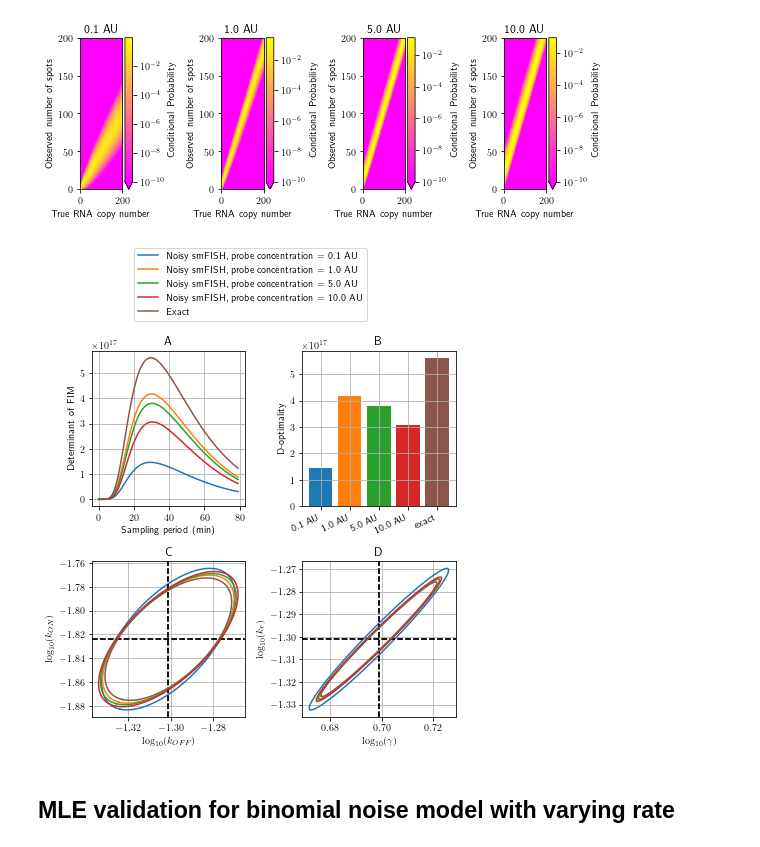
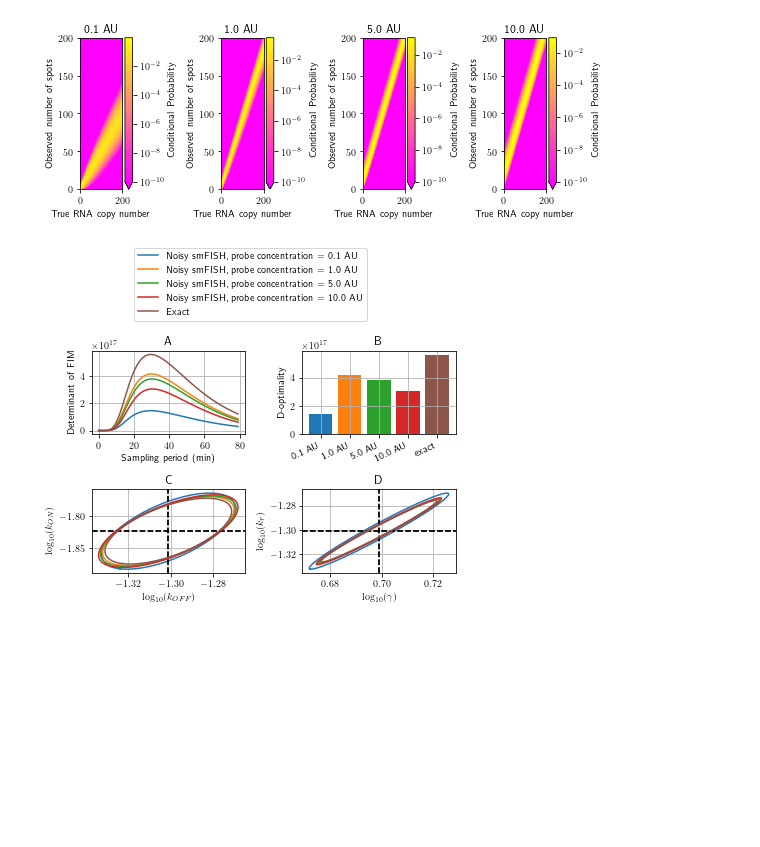
Before and after one commit to voduchuy/NoisyMeasurementFIM, a Jupyter notebook: bursting_gene/bursting_gene_plots.ipynb, the cells around one changed output. Drawn from its saved outputs; the diff is of its cells as text; code cells hidden in the pictures; blank space fills up the shorter version.

```diff
--- a/bursting_gene/bursting_gene_plots.ipynb
+++ b/bursting_gene/bursting_gene_plots.ipynb
@@ -71,13 +72,13 @@ for im, meas in enumerate(measurement_methods):
 
     axs[0,1].bar(im, dets[idx_opt], color=colors[meas])
 
-    plot_conf_ellipse(fims[idx_opt],
+    plotConfidenceEllipse(fims[idx_opt],
                       3,
                       axs[1,0],
                       [1,0],
                       np.log10(theta),
                       colors[meas], '')
-    plot_conf_ellipse(fims[idx_opt],
+    plotConfidenceEllipse(fims[idx_opt],
                       3,
                       axs[1,1],
                       [3,2],
@@ -100,6 +101,6 @@ axs[1,1].set_xlabel('$\log_{10}({\gamma})$')
 
 for ax in list(axs.flatten()):
     ax.grid(True)
-label_axes(axs)
+labelAxes(axs)
 fig.savefig('figs/bursting_fim_dopt.pdf', bbox_inches='tight')
 # %% [output]
@@ -249,12 +315,12 @@ with np.load("results/binomial_sweep.npz") as _:
     fimDets = _["fimDets"]
 
 fig = plt.figure()
-fig.set_size_inches(4,4)
+fig.set_size_inches(4,2)
 ax = fig.add_subplot()
 cp = ax.contourf(range(dtMax), detectionRateGrid, np.abs(fimDets), 10)
 fig.colorbar(cp, label="Determinant of FIM")
 ax.plot(dtOpts, detectionRateGrid, color="red")
 ax.set_xlabel("Sampling period (minute)")
 ax.set_ylabel("Spot detection rate")
-fig.savefig("figs/bursting_binomial_sweep.png", dpi=300)
+fig.savefig("figs/bursting_binomial_sweep.png", dpi=300, bbox_inches="tight")
 # %% [output]
@@ -271,7 +337,7 @@ with np.load("results/binning_sweep.npz", allow_pickle=True) as _:
 
 fig, axs = plt.subplots(2,2)
 fig.set_tight_layout(True)
-fig.set_size_inches(6, 6)
+fig.set_size_inches(6, 5)
 cm = plt.cm.get_cmap("winter")
 for i in [0, 30, 45]:
     color = cm(binWidths[i]/np.max(binWidths))
@@ -279,13 +345,13 @@ for i in [0, 30, 45]:
     axs[0, 0].scatter(dtOpts[i], fimDets[i, dtOpts[i]], color=color)
     axs[0, 0].annotate(f"width = {binWidths[i]}", xy=(40, fimDets[i, dtOpts[i]]))
 
-    plot_conf_ellipse(optimalFims[binWidths[i]],
+    plotConfidenceEllipse(optimalFims[binWidths[i]],
                       3,
                       axs[1,0],
                       [1,0],
                       np.log10(theta),
                       color, f'width={binWidths[i]}')
-    plot_conf_ellipse(optimalFims[binWidths[i]],
+    plotConfidenceEllipse(optimalFims[binWidths[i]],
                       3,
                       axs[1,1],
                       [3,2],
@@ -319,7 +385,7 @@ axs[1, 1].set_ylabel('$\log_{10}({k_{r}})$')
 axs[1, 1].set_xlabel('$\log_{10}({\gamma})$')
 
 
-label_axes(axs)
+labelAxes(axs)
 
 fig.savefig("figs/bursting_binning.png", dpi=300)
 # %% [output]
@@ -327,14 +393,14 @@ fig.savefig("figs/bursting_binning.png", dpi=300)
 # %%
 with np.load("results/smfish_probe_distortions.npz", allow_pickle=True) as _:
     probeLevels = _["levels"]
-    pdos = _["pdos"][()]
+    probe_pdos = _["pdos"][()]
 
-numPdos = len(pdos)
+numPdos = len(probe_pdos)
 fig, axs = plt.subplots(1, numPdos)
 fig.set_size_inches(2*numPdos, 3)
 fig.set_tight_layout(True)
 for i in range(numPdos):
-    heatmap = axs[i].pcolorfast(np.maximum(pdos[probeLevels[i]], 1.0e-16),
+    heatmap = axs[i].pcolorfast(np.maximum(probe_pdos[probeLevels[i]], 1.0e-16),
                                 cmap=plt.cm.get_cmap("spring"),
                                 norm=Colors.LogNorm(vmin=1.0E-10))
     axs[i].set_ylim([0, 200])
@@ -353,41 +419,39 @@ with np.load("results/fim_probe_binding.npz", allow_pickle=True) as _:
     optdt_probe = _["opt_dts"][()]
 
 fig, axs = plt.subplots(2, 2)
-fig.set_size_inches(6, 6)
+fig.set_size_inches(6, 4)
 fig.set_tight_layout(True)
 cm = plt.cm.get_cmap("tab10")
 for i, level in enumerate(probeLevels):
     color = cm(i)#cm(level/max(probeLevels))
     axs[0, 0].plot(dets_probe[level], color=color, label=f"Noisy smFISH, probe concentration = {level} AU")
     axs[0, 1].bar(i, dets_probe[level][optdt_probe[level]], color=color)
-    plot_conf_ellipse(fim=fims_probe[level][optdt_probe[level]], num_sigma=3, color=color, ax=axs[1, 0], theta=np.log10(theta), par_idx=[0, 1])
-    plot_conf_ellipse(fim=fims_probe[level][optdt_probe[level]], num_sigma=3, color=color, ax=axs[1, 1], theta=np.log10(theta), par_idx=[2, 3])
+    plotConfidenceEllipse(fim=fims_probe[level][optdt_probe[level]], num_sigma=3, color=color, ax=axs[1, 0], theta=np.log10(theta), par_idx=[0, 1])
+    plotConfidenceEllipse(fim=fims_probe[level][optdt_probe[level]], num_sigma=3, color=color, ax=axs[1, 1], theta=np.log10(theta), par_idx=[2, 3])
 
 axs[0, 0].plot(det_fim_multi_cells_times['exact'], color=cm(5), label="Exact")
 axs[0, 1].bar(4, det_fim_multi_cells_times['exact'][opt_rates["exact"]], color=cm(5))
-plot_conf_ellipse(fim=fim_multi_cells_times["exact"][opt_rates["exact"]], num_sigma=3, color=cm(5), ax=axs[1, 0], theta=np.log10(theta), par_idx=[0, 1])
-plot_conf_ellipse(fim=fim_multi_cells_times["exact"][opt_rates["exact"]], num_sigma=3, color=cm(5), ax=axs[1, 1], theta=np.log10(theta), par_idx=[2, 3])
+plotConfidenceEllipse(fim=fim_multi_cells_times["exact"][opt_rates["exact"]], num_sigma=3, color=cm(5), ax=axs[1, 0], theta=np.log10(theta), par_idx=[0, 1])
+plotConfidenceEllipse(fim=fim_multi_cells_times["exact"][opt_rates["exact"]], num_sigma=3, color=cm(5), ax=axs[1, 1], theta=np.log10(theta), par_idx=[2, 3])
 
 axs[0, 0].set_xlabel("Sampling period (min)")
 axs[0, 0].set_ylabel("Determinant of FIM")
 axs[0, 1].set_ylabel("D-optimality")
 axs[0, 1].set_xticks(range(5))
 axs[0, 1].set_xticklabels([f"{level} AU" for level in probeLevels] + ["exact"], rotation=25, ha='right')
 
 axs[1, 0].set_ylabel('$\log_{10}({k_{ON}})$')
 axs[1, 0].set_xlabel('$\log_{10}({k_{OFF}})$')
 axs[1, 1].set_ylabel('$\log_{10}({k_{r}})$')
 axs[1, 1].set_xlabel('$\log_{10}({\gamma})$')
 
 for ax in axs.flatten():
     ax.grid(True)
 
 h, l = axs[0, 0].get_legend_handles_labels()
 fig.legend(h, l, loc="lower center", bbox_to_anchor=(0, 1, 1, 1))
-label_axes(axs)
+labelAxes(axs)
 
 fig.savefig("figs/bursting_probe_cme.png", dpi=300, bbox_inches="tight")
 # %% [output]
-[figure, old version]
+[figure, new version]
-# %% [markdown]
-## MLE validation for binomial noise model with varying rate
```
Also changed, not shown: parts of 18 cells of this notebook, 17 other files.
